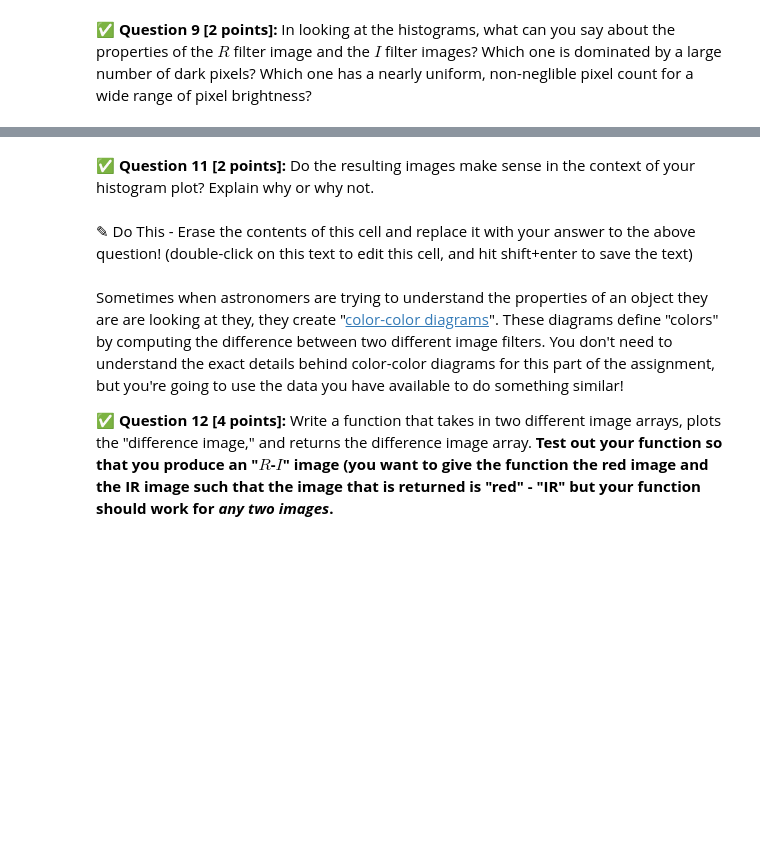
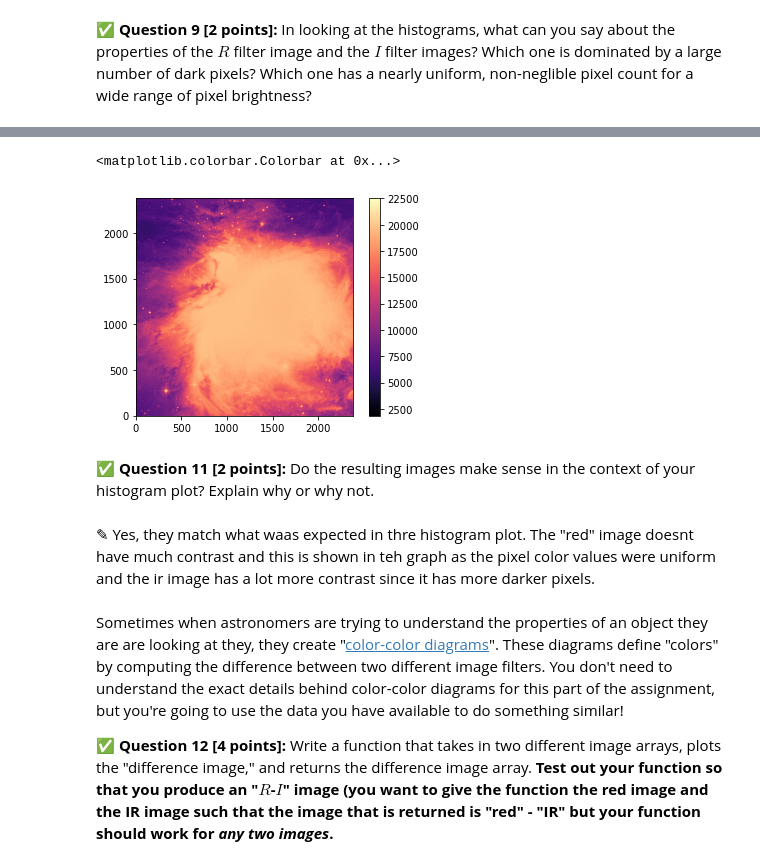
Before and after one commit to cedric-emmanuel/cmse202-s21-turnin, a Jupyter notebook: hw-01/HW-01_GitPracticeDebuggingAndPythonPackages-STUDENT-Copy1.ipynb, the cells around one changed output, grey strips where cells are left out. Cells and saved outputs as stored; diff of their text form; code cells hidden in the pictures; blank space fills up the shorter version.

```diff
--- a/hw-01/HW-01_GitPracticeDebuggingAndPythonPackages-STUDENT-Copy1.ipynb
+++ b/hw-01/HW-01_GitPracticeDebuggingAndPythonPackages-STUDENT-Copy1.ipynb
@@ -246,7 +315,13 @@ Now that you have a bit of understanding about the the properties of the images
+# %%
+plt.imshow(image_data_red,origin="lower",cmap='magma')
+plt.colorbar()
+# %% [output]
+<matplotlib.colorbar.Colorbar at 0x...>
+[figure, added]
 # %% [markdown]
 **&#9989; Question 11 [2 points]:** Do the resulting images make sense in the context of your histogram plot? Explain why or why not.
-# %% [markdown]
-<font size=+3>&#9998;</font> Do This - Erase the contents of this cell and replace it with your answer to the above question!  (double-click on this text to edit this cell, and hit shift+enter to save the text)
+# %% [markdown]
+<font size=+3>&#9998;</font> Yes, they match what waas expected in thre histogram plot. The "red" image doesnt have much contrast and this is shown in teh graph as the pixel color values were uniform and the ir image has a lot more contrast since it has more darker pixels.
 # %% [markdown]
 Sometimes when astronomers are trying to understand the properties of an object they are are looking at they, they create "[color-color diagrams](https://en.wikipedia.org/wiki/Color%E2%80%93color_diagram)". These diagrams define "colors" by computing the difference between two different image filters. You don't need to understand the exact details behind color-color diagrams for this part of the assignment, but you're going to use the data you have available to do something similar!
 
```
Also changed, not shown: parts of 13 cells of this notebook.
